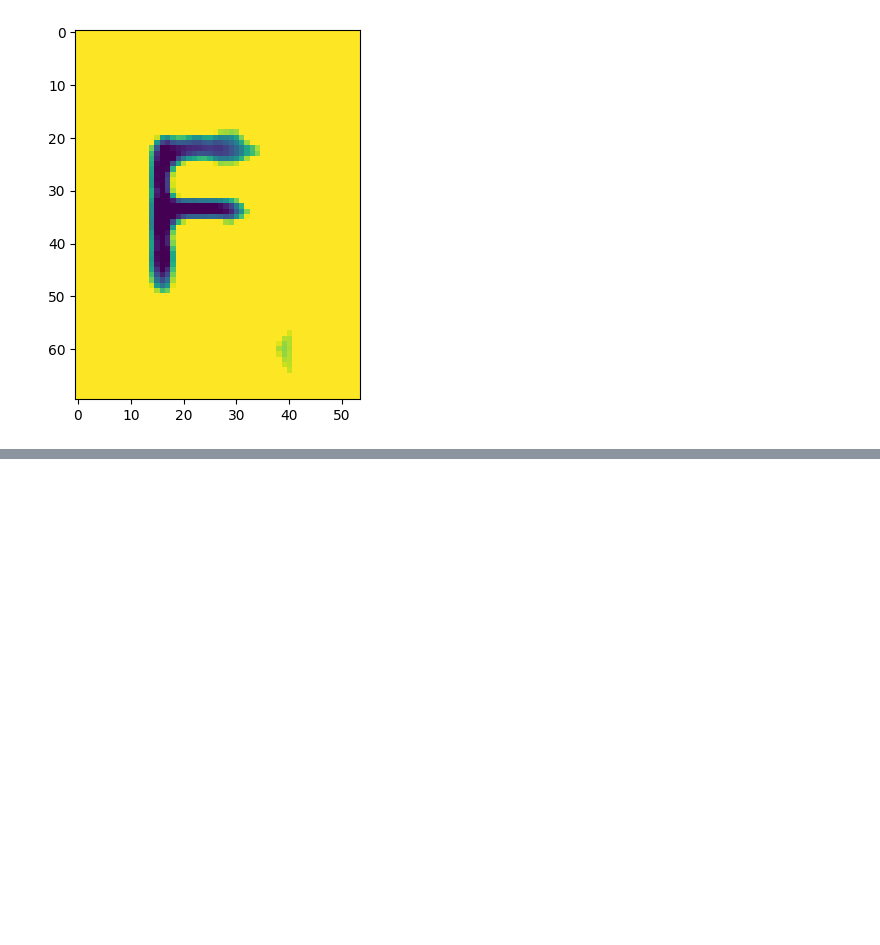
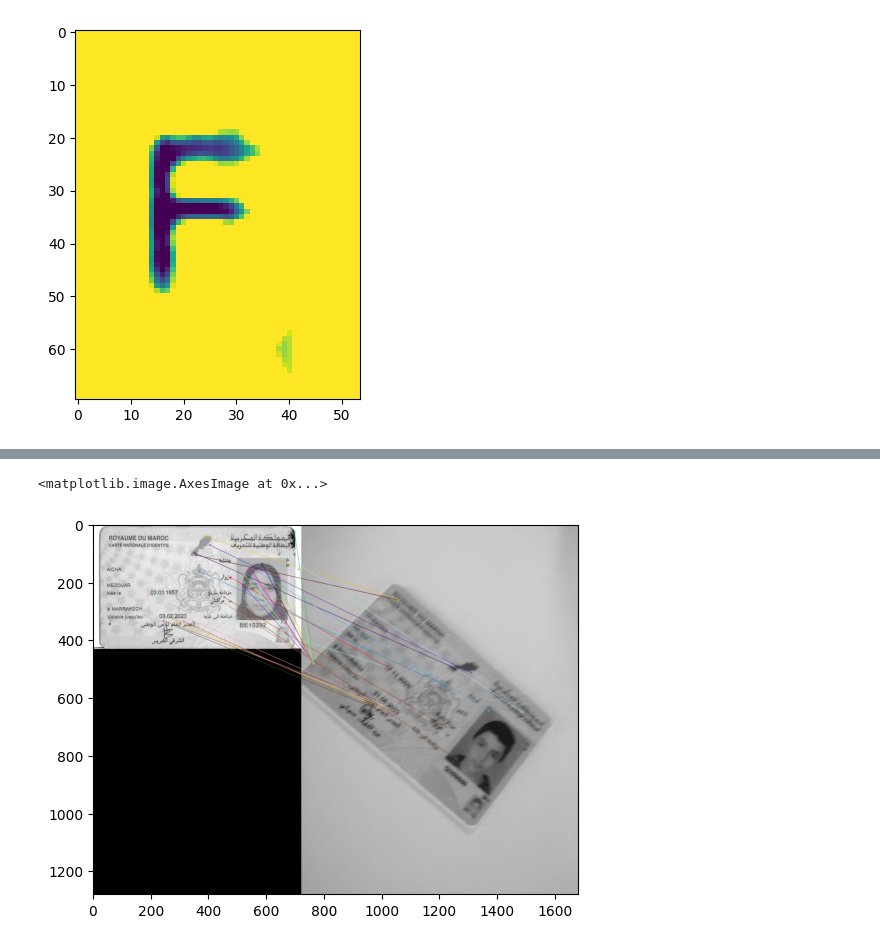
Before and after one commit to HEIZENNBERG/moroccan_idCard_scanner, a Jupyter notebook: test.ipynb, the cells around one changed output, grey strips where cells are left out. Cells and saved outputs as stored; diff of their text form; code cells hidden in the pictures; blank space fills up the shorter version.

```diff
--- a/test.ipynb
+++ b/test.ipynb
@@ -74,0 +137,35 @@ print(text)
+# %%
+import cv2
+
+# Load the images
+image_original = cv2.imread(r'C:\Users\pc\Desktop\lp BigData\s6\moroccan_idCard_scanner\ids\old_card\id_1_3.jpg', cv2.IMREAD_GRAYSCALE)
+image_rotated = cv2.imread(r'C:\Users\pc\Desktop\lp BigData\s6\test_crop\crop3.jpg', cv2.IMREAD_GRAYSCALE)
+
+# Initialize SIFT detector
+sift = cv2.SIFT_create()
+
+# Detect keypoints and compute descriptors
+keypoints_original, descriptors_original = sift.detectAndCompute(image_original, None)
+keypoints_rotated, descriptors_rotated = sift.detectAndCompute(image_rotated, None)
+
+# Match descriptors using FLANN (Fast Library for Approximate Nearest Neighbors)
+flann = cv2.FlannBasedMatcher(dict(algorithm=1, trees=5), dict(checks=50))
+matches = flann.knnMatch(descriptors_original, descriptors_rotated, k=2)
+
+# Ratio test to find good matches
+good_matches = []
+for m, n in matches:
+    if m.distance < 0.7 * n.distance:
+        good_matches.append(m)
+
+# Draw matches
+image_matches = cv2.drawMatches(image_original, keypoints_original, image_rotated, keypoints_rotated, good_matches, None, flags=cv2.DrawMatchesFlags_NOT_DRAW_SINGLE_POINTS)
+plt.imshow(image_matches)
+
+# Display the matches
+# cv2.imshow('Matches', image_matches)
+# cv2.waitKey(0)
+# cv2.destroyAllWindows()
+# %% [output]
+<matplotlib.image.AxesImage at 0x...>
+[figure, added]
```
Also changed, not shown: parts of 3 cells of this notebook, 3 other files.
